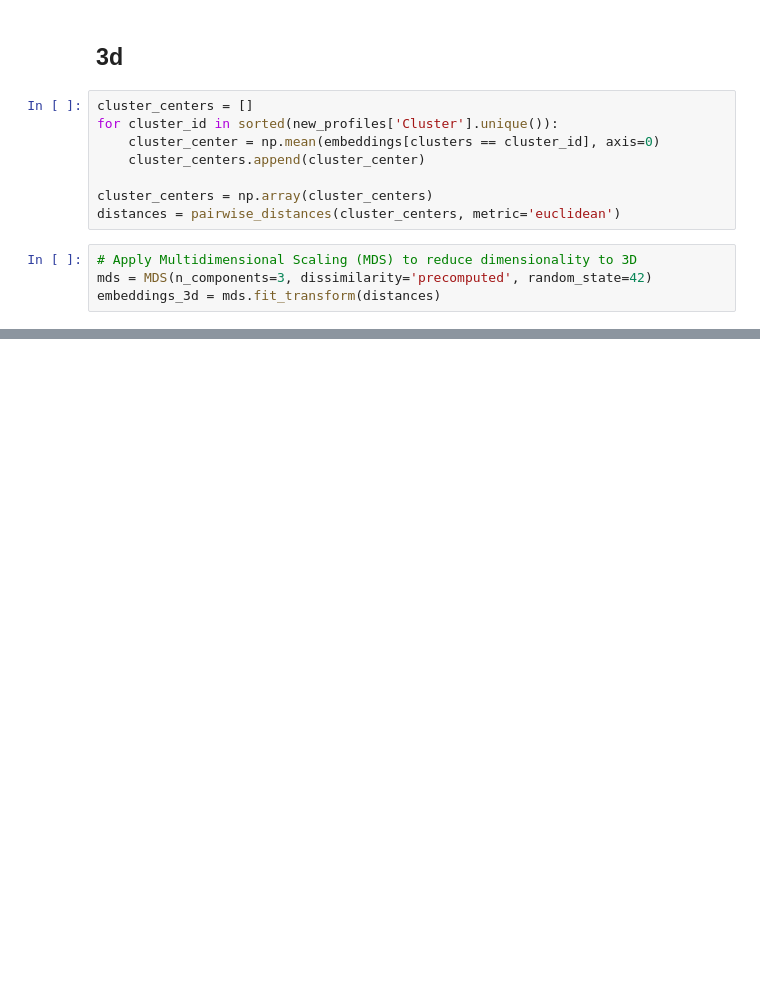
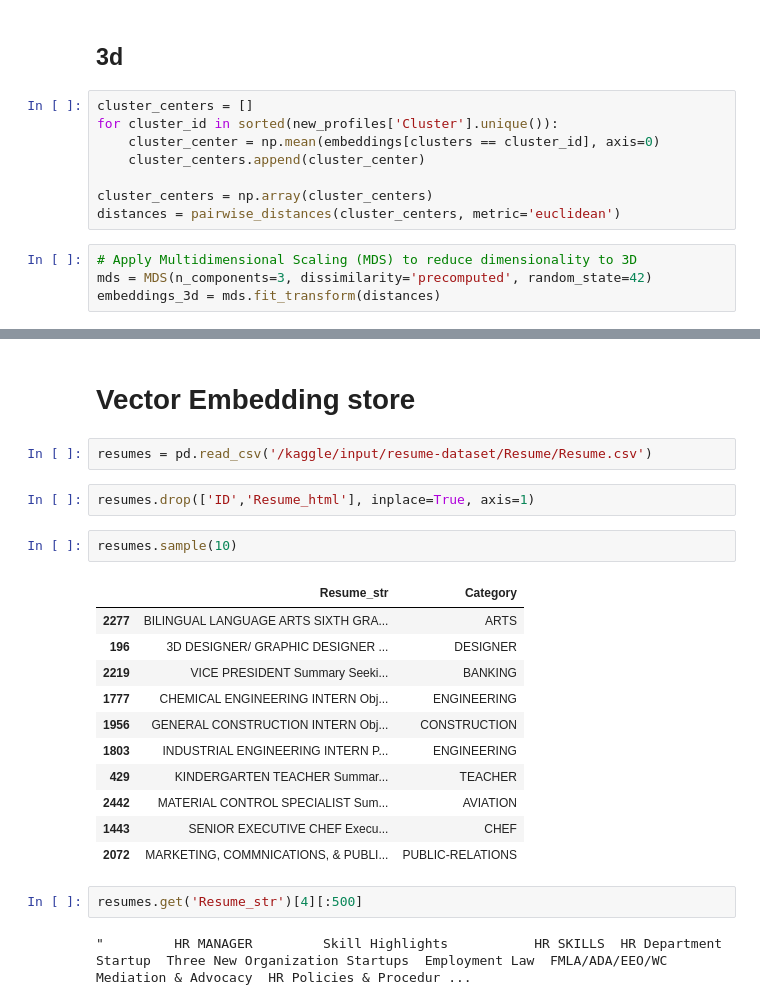
Before and after one commit to Swish78/Kaggle-Practice-Projects-, a Jupyter notebook: profile-suggestion-testing.ipynb, the cells around one changed output, grey strips where cells are left out. Cells and saved outputs as stored; diff of their text form; blank space fills up the shorter version.

Commit message:
Kaggle Notebook | Profile Suggestion testing  | Version 18

```diff
--- a/profile-suggestion-testing.ipynb
+++ b/profile-suggestion-testing.ipynb
@@ -1608,0 +1840,24 @@ fig.show()
+# %% [markdown]
+# Vector Embedding store
+# %%
+resumes = pd.read_csv('/kaggle/input/resume-dataset/Resume/Resume.csv')
+# %%
+resumes.drop(['ID','Resume_html'], inplace=True, axis=1)
+# %%
+resumes.sample(10)
+# %% [output]
+|  | Resume_str | Category |
+| 2277 | BILINGUAL LANGUAGE ARTS SIXTH GRA... | ARTS |
+| 196 | 3D DESIGNER/ GRAPHIC DESIGNER ... | DESIGNER |
+| 2219 | VICE PRESIDENT Summary Seeki... | BANKING |
+| 1777 | CHEMICAL ENGINEERING INTERN Obj... | ENGINEERING |
+| 1956 | GENERAL CONSTRUCTION INTERN Obj... | CONSTRUCTION |
+| 1803 | INDUSTRIAL ENGINEERING INTERN P... | ENGINEERING |
+| 429 | KINDERGARTEN TEACHER Summar... | TEACHER |
+| 2442 | MATERIAL CONTROL SPECIALIST Sum... | AVIATION |
+| 1443 | SENIOR EXECUTIVE CHEF Execu... | CHEF |
+| 2072 | MARKETING, COMMNICATIONS, & PUBLI... | PUBLIC-RELATIONS |
+# %%
+resumes.get('Resume_str')[4][:500]
+# %% [output]
+"         HR MANAGER         Skill Highlights           HR SKILLS  HR Department Startup  Three New Organization Startups  Employment Law  FMLA/ADA/EEO/WC  Mediation & Advocacy  HR Policies & Procedur ...
```
Also changed, not shown: parts of 54 cells of this notebook.
